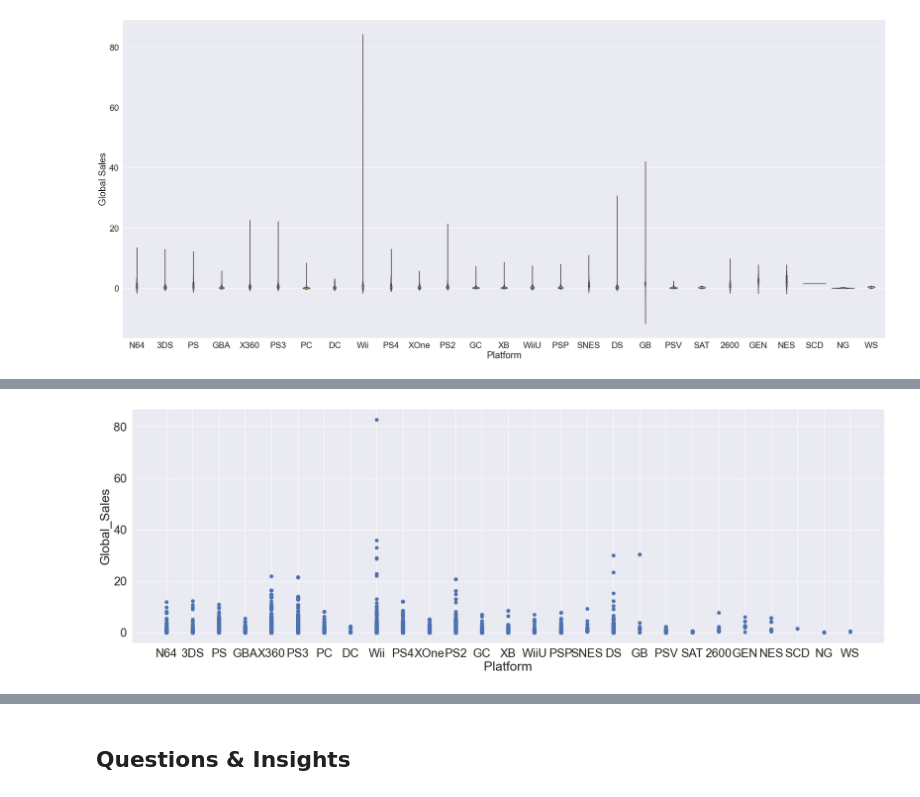
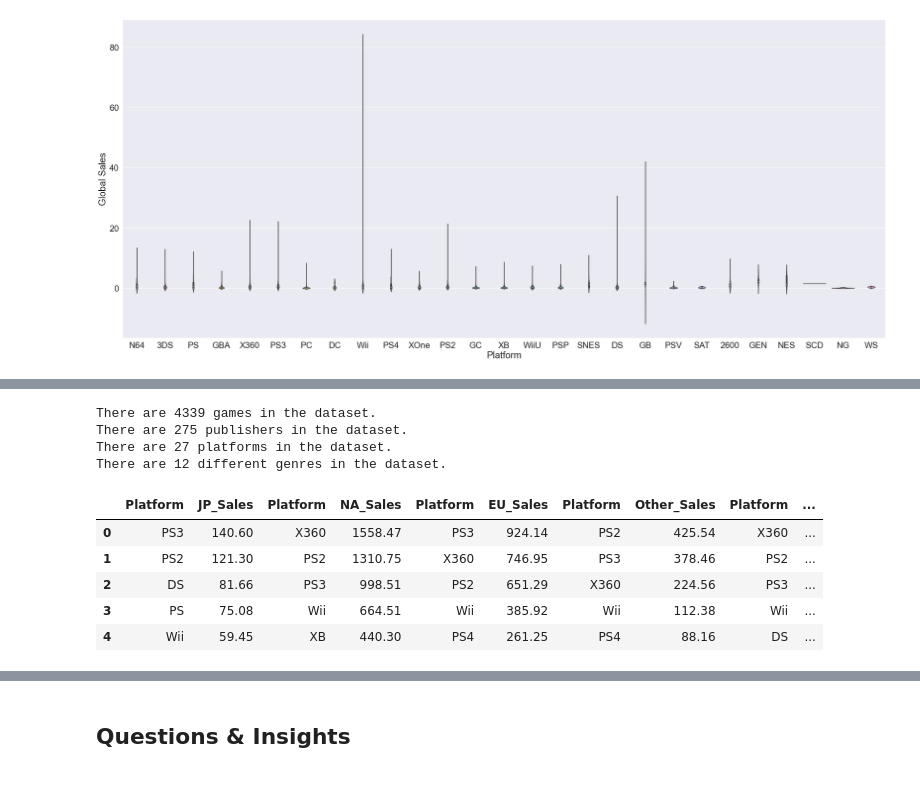
Before and after one commit to NjoodMoh/Video_Game_Sales_Analysis-, a Jupyter notebook: Video Game Sales (EDA).ipynb, the cells around one changed output, grey strips where cells are left out. Saved outputs shown, nothing was run; the diff lists cells and outputs as text; code cells hidden in the pictures.

```diff
--- a/Video Game Sales (EDA).ipynb
+++ b/Video Game Sales (EDA).ipynb
@@ -624,8 +388,0 @@ Name: Global_Sales, dtype: float64
-# %%
-plt.figure(figsize=(25, 8), dpi=80)
-plt.scatter(df['Platform'],df['Global_Sales'])
-plt.xlabel('Platform')
-plt.ylabel("Global_Sales")
-plt.show()
-# %% [output]
-[figure, removed]
@@ -631,0 +395,39 @@ plt.show()
+# %%
+gameNames = df['name'].unique()
+publisherNames = df['Publisher'].unique()
+platformNames = df['Platform'].unique()
+genreNames = df['Genre'].unique()
+print("There are",len(gameNames),"games in the dataset.")
+print("There are",len(publisherNames),"publishers in the dataset.")
+print("There are",len(platformNames),"platforms in the dataset.")
+print("There are",len(genreNames),"different genres in the dataset.")
+# %% [output]
+There are 4339 games in the dataset.
+There are 275 publishers in the dataset.
+There are 27 platforms in the dataset.
+There are 12 different genres in the dataset.
+# %%
+p_jp = pd.DataFrame(df.groupby("Platform")[["JP_Sales"]].sum().sort_values(by=['JP_Sales'],ascending=[False]).reset_index())
+p_jp.rename(columns = {'Platform':'Platform_JP'})
+
+p_na = pd.DataFrame(df.groupby("Platform")[["NA_Sales"]].sum().sort_values(by=['NA_Sales'],ascending=[False]).reset_index())
+p_na.rename(columns = {'Platform':'Platform_NA'})
+
+p_eu = pd.DataFrame(df.groupby("Platform")[["EU_Sales"]].sum().sort_values(by=['EU_Sales'],ascending=[False]).reset_index())
+p_eu.rename(columns = {'Platform':'Platform_EU'})
+
+p_o = pd.DataFrame(df.groupby("Platform")[["Other_Sales"]].sum().sort_values(by=['Other_Sales'],ascending=[False]).reset_index())
+p_o.rename(columns = {'Platform':'Platform_Other'})
+
+p_glp = pd.DataFrame(df.groupby("Platform")[["Global_Sales"]].sum().sort_values(by=['Global_Sales'],ascending=[False]).reset_index())
+p_glp.rename(columns = {'Platform':'Platform_Global'})
+
+data=pd.concat([p_jp,p_na, p_eu, p_o, p_glp],axis=1)
+data.head(5)
+# %% [output]
+|  | Platform | JP_Sales | Platform | NA_Sales | Platform | EU_Sales | Platform | Other_Sales | Platform | ... |
+| 0 | PS3 | 140.60 | X360 | 1558.47 | PS3 | 924.14 | PS2 | 425.54 | X360 | ... |
+| 1 | PS2 | 121.30 | PS2 | 1310.75 | X360 | 746.95 | PS3 | 378.46 | PS2 | ... |
+| 2 | DS | 81.66 | PS3 | 998.51 | PS2 | 651.29 | X360 | 224.56 | PS3 | ... |
+| 3 | PS | 75.08 | Wii | 664.51 | Wii | 385.92 | Wii | 112.38 | Wii | ... |
+| 4 | Wii | 59.45 | XB | 440.30 | PS4 | 261.25 | PS4 | 88.16 | DS | ... |
```
Also changed, not shown: parts of 23 cells of this notebook.
